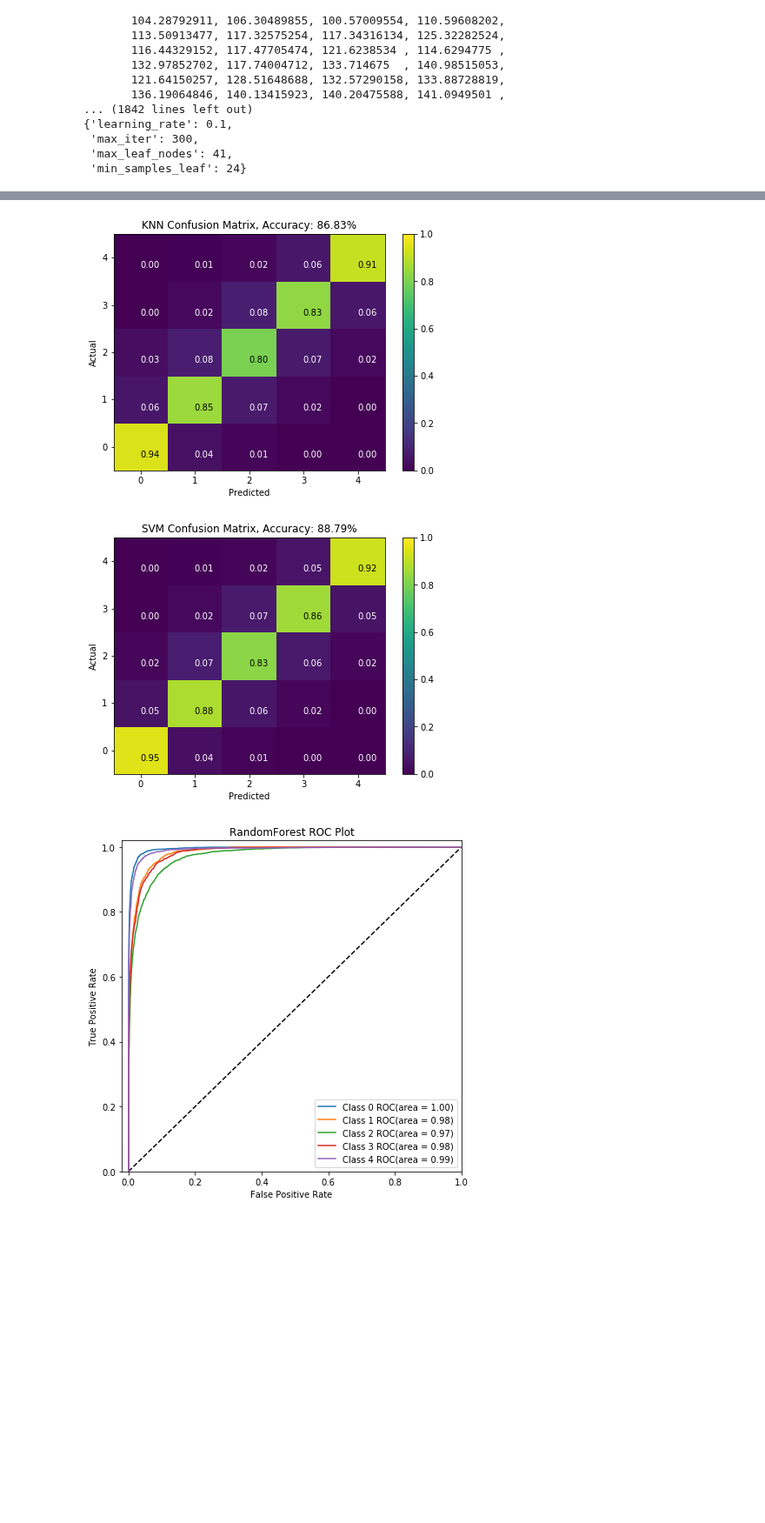
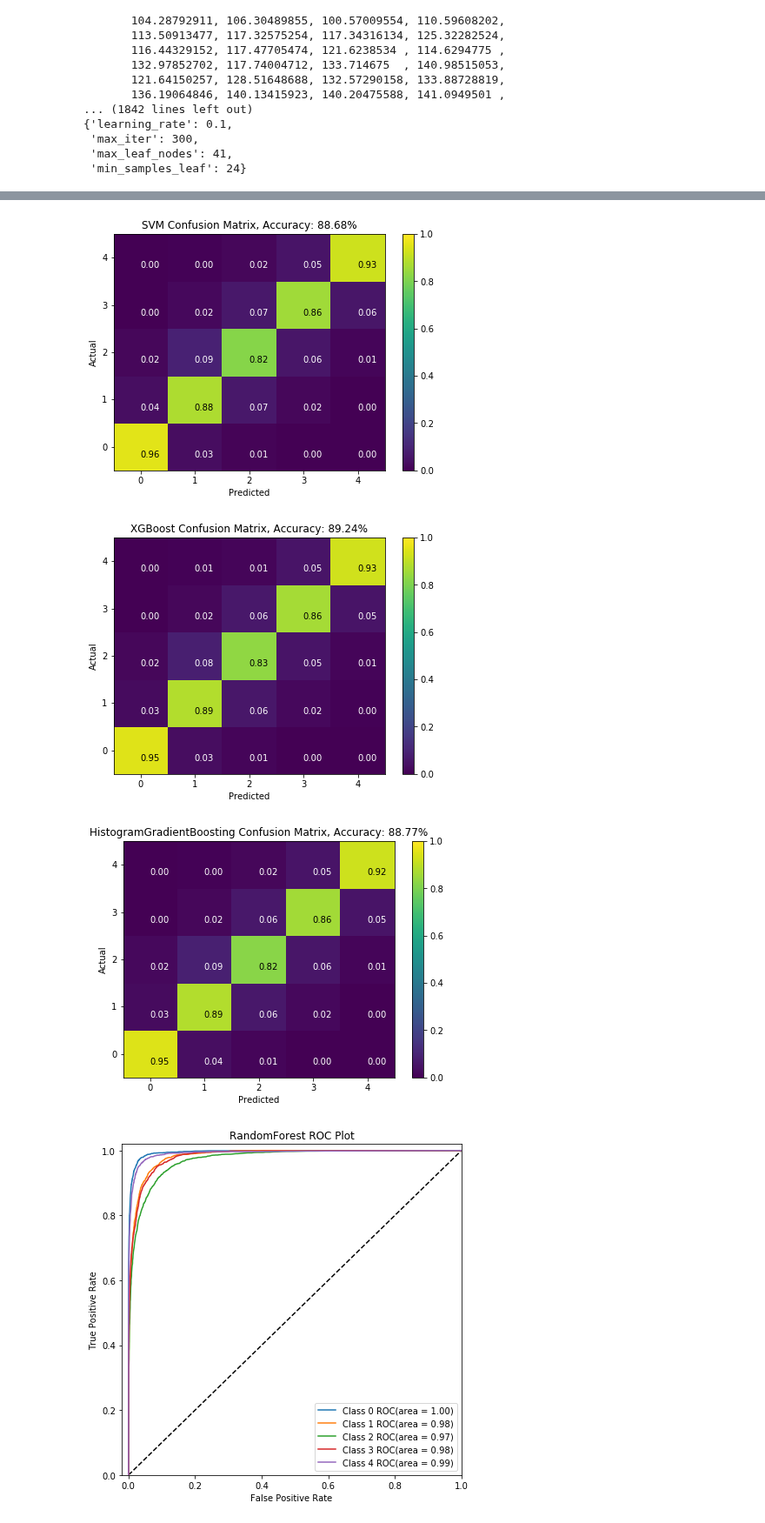
Before and after one commit to Tiankai-Jiang/ECE657A-A3, a Jupyter notebook: part1.ipynb, the cells around one changed output, grey strips where cells are left out. Shown at 87% size. Drawn from its saved outputs; the diff is of its cells as text; code cells hidden in the pictures; blank space fills up the shorter version.

Commit message:
xgboost parameter tuning

```diff
--- a/part1.ipynb
+++ b/part1.ipynb
@@ -175,0 +343,5 @@ Fitting 5 folds for each of 256 candidates, totalling 1280 fits
+# %%
+clf = XGBClassifier(learning_rate =0.1, n_estimators = 500, min_child_weight=1, gamma = 0, colsample_bytree = 0.9, subsample = 0.8, scale_pos_weight=1, reg_alpha = 0)
+modelXGBoost = GridSearchCV(clf, {'max_depth':[9, 10, 15]}, n_jobs = -1, verbose=10).fit(X, df.iloc[:,0])
+pprint(modelXGBoost.cv_results_)
+pprint(modelXGBoost.best_params_)
@@ -217,19 +417,21 @@ def gen_csv(model, name):
 # %%
 pca = PCA(n_components = 30)
 ss = StandardScaler()
 X_train_pca, X_test_pca, y_train, y_test = train_test_split(pca.fit_transform(ss.fit_transform(df.iloc[:,1:].values)), df.iloc[:,0], test_size=0.2)
 X_pred = pca.transform(ss.transform(dfPred.iloc[:,1:].values))
 cs2 = {'RandomForest': RandomForestClassifier(max_features=0.5, min_samples_split=2, n_estimators=500, n_jobs = -1),
        'SVM': SVC(C = 35),
+       'XGBoost': XGBClassifier(learning_rate =0.05, n_estimators = 2000, max_depth=15, min_child_weight=1, gamma = 0, colsample_bytree = 0.9, subsample = 0.8, scale_pos_weight=1, reg_alpha = 0),
        'HistogramGradientBoosting': HistGradientBoostingClassifier(learning_rate=0.15, max_iter = 300, max_leaf_nodes=41, min_samples_leaf=22)}
 for name, clf in cs2.items():
     clf.fit(X_train_pca, y_train)
     cm_plot(confusion_matrix(y_test, clf.predict(X_test_pca)), y_test, name + ' Confusion Matrix, Accuracy: ' + '{0:.2f}%'.format(clf.score(X_test_pca, y_test)*100))
     gen_csv(clf, name)
 # %% [output]
 [figure]
-[figure, old version]
+[figure, new version]
-[figure, old version]
+[figure, new version]
+[figure, added]
 # %%
 X_train_pca, X_test_pca, y_train, y_test = train_test_split(PCA(n_components = 30).fit_transform(StandardScaler().fit_transform(df.iloc[:,1:].values)), label_binarize(df.iloc[:,0], classes=[*range(5)]), test_size=0.2)
 roc_plot(y_test, OneVsRestClassifier(RandomForestClassifier(max_features=0.5, min_samples_split=2, n_estimators=500, n_jobs = -1)).fit(X_train_pca, y_train).predict_proba(X_test_pca), 'RandomForest')
```
Also changed, not shown: parts of 9 cells of this notebook, 7 other files.
